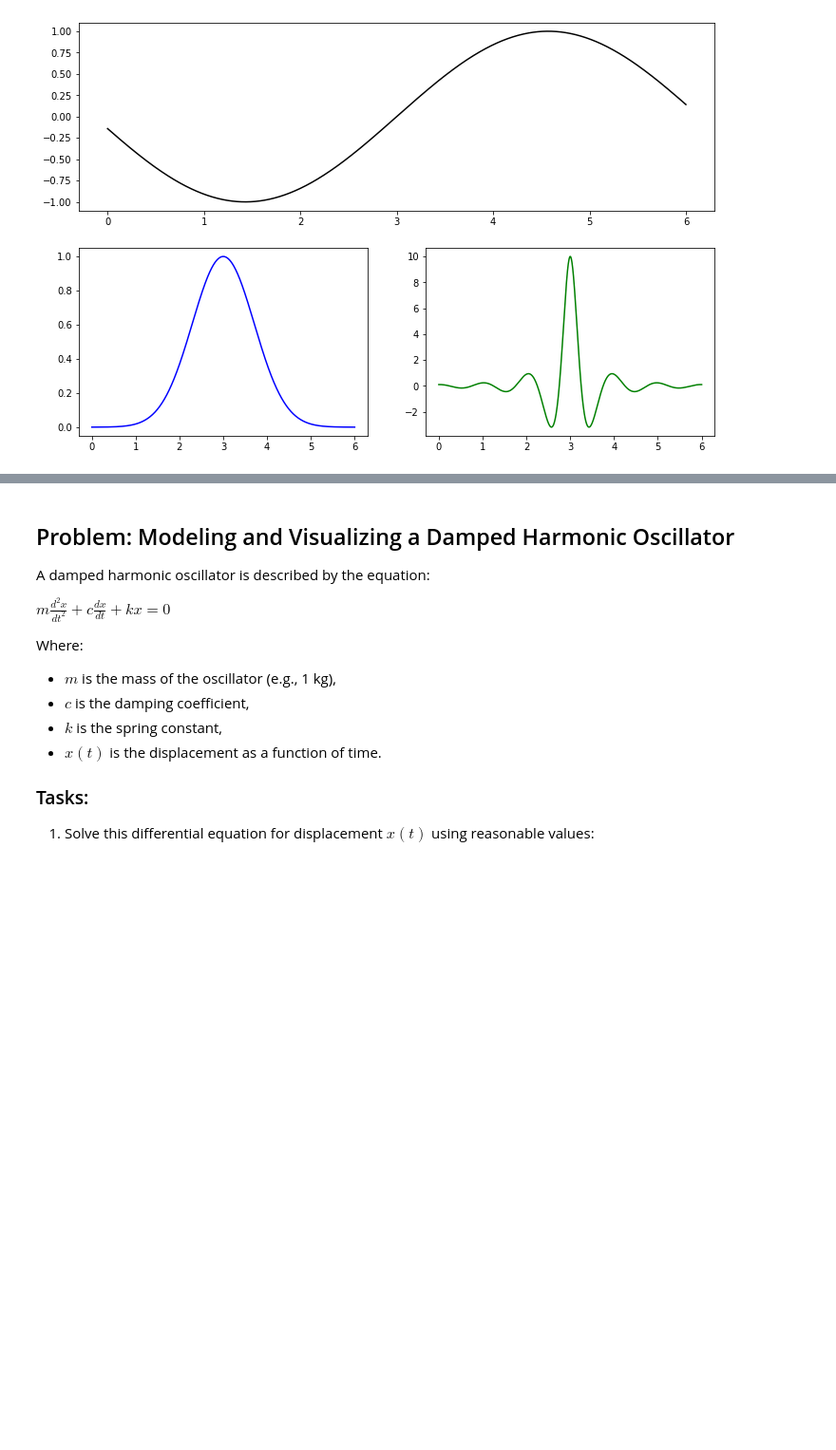
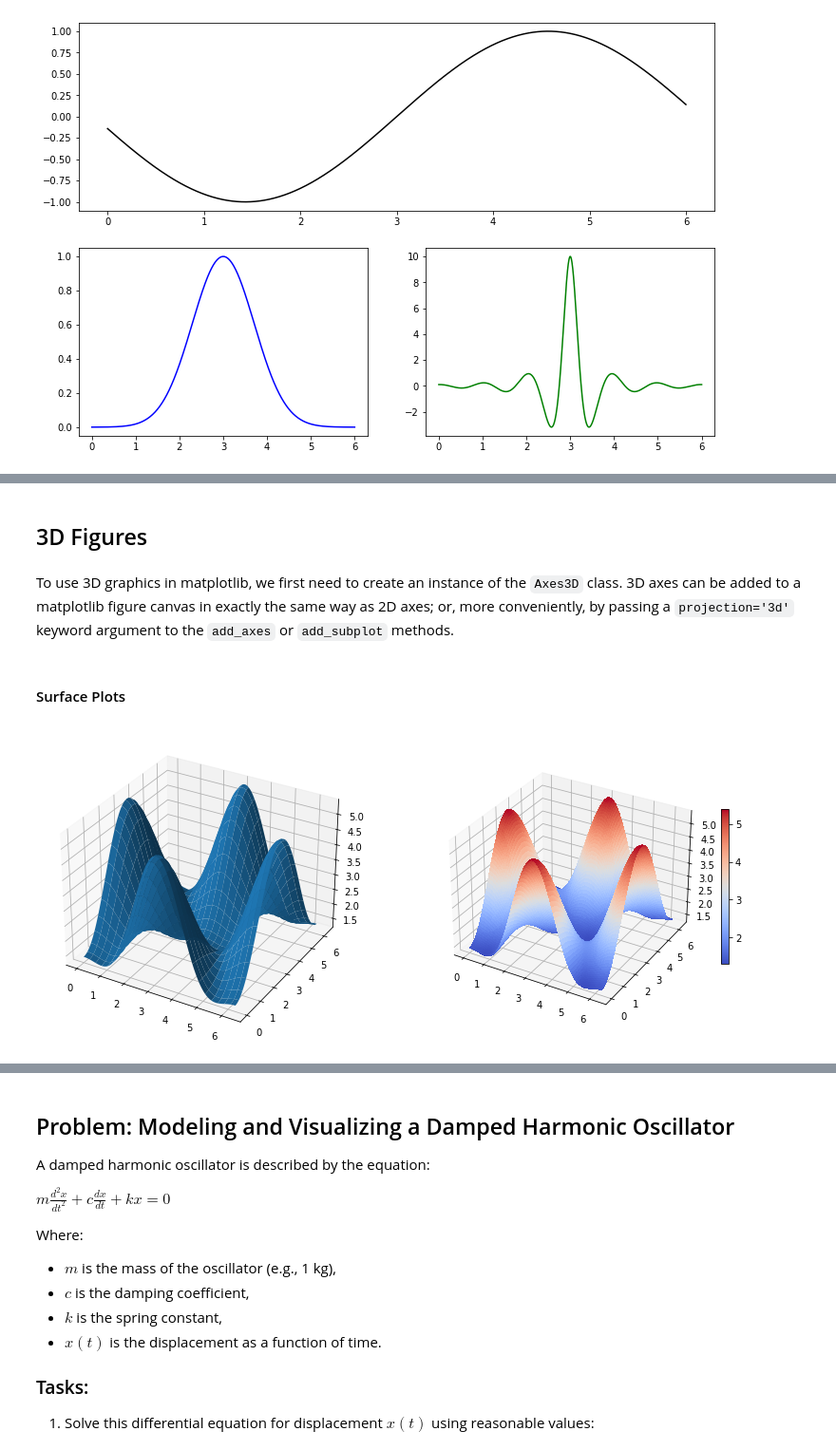
Before and after one commit to soham10/Python-Tutorials-for-CPP, a Jupyter notebook: Module4.ipynb, the cells around one changed output, grey strips where cells are left out. Shown at 95% size. Cells and saved outputs as stored; diff of their text form; code cells hidden in the pictures; blank space fills up the shorter version.

```diff
--- a/Module4.ipynb
+++ b/Module4.ipynb
@@ -319,0 +329,33 @@ ax3.plot(x, y, 'g')
+# %% [markdown]
+## 3D Figures
+# %% [markdown]
+To use 3D graphics in matplotlib, we first need to create an instance of the `Axes3D` class. 3D axes can be added to a matplotlib figure canvas in exactly the same way as 2D axes; or, more conveniently, by passing a `projection='3d'` keyword argument to the `add_axes` or `add_subplot` methods.
+# %%
+from mpl_toolkits.mplot3d.axes3d import Axes3D
+
+alpha = 0.7
+phi_ext = 2 * np.pi * 0.5
+
+def flux_qubit_potential(phi_m, phi_p):
+    return 2 + alpha - 2 * np.cos(phi_p) * np.cos(phi_m) - alpha * np.cos(phi_ext - 2*phi_p)
+# %%
+phi_m = np.linspace(0, 2*np.pi, 100)
+phi_p = np.linspace(0, 2*np.pi, 100)
+X,Y = np.meshgrid(phi_p, phi_m)
+Z = flux_qubit_potential(X, Y).T
+# %% [markdown]
+#### Surface Plots
+# %%
+fig = plt.figure(figsize=(14,6))
+
+# `ax` is a 3D-aware axis instance because of the projection='3d' keyword argument to add_subplot
+ax = fig.add_subplot(1, 2, 1, projection='3d')
+
+p = ax.plot_surface(X, Y, Z, rstride=4, cstride=4, linewidth=0)
+
+# surface_plot with color grading and color bar
+ax = fig.add_subplot(1, 2, 2, projection='3d')
+p = ax.plot_surface(X, Y, Z, rstride=1, cstride=1, cmap=plt.cm.coolwarm, linewidth=0, antialiased=False)
+cb = fig.colorbar(p, shrink=0.5)
+# %% [output]
+[figure, added]
```
Also changed, not shown: parts of 23 cells of this notebook, 1 other file.
